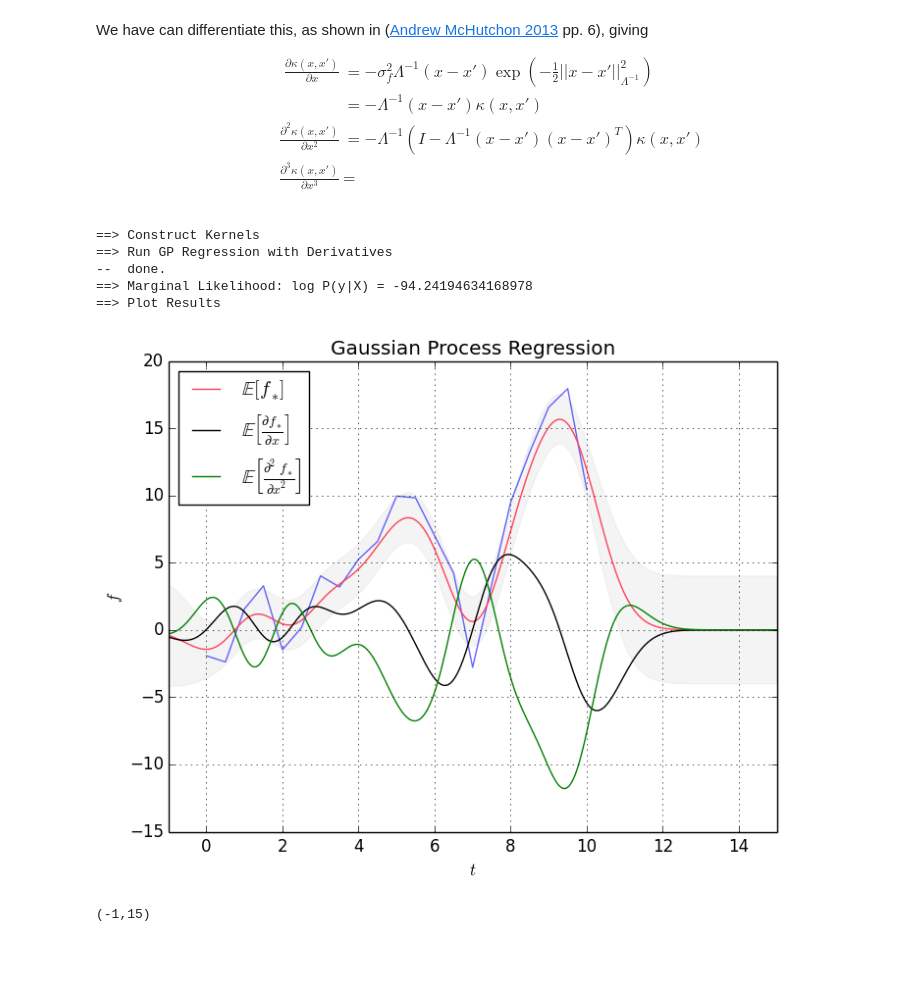
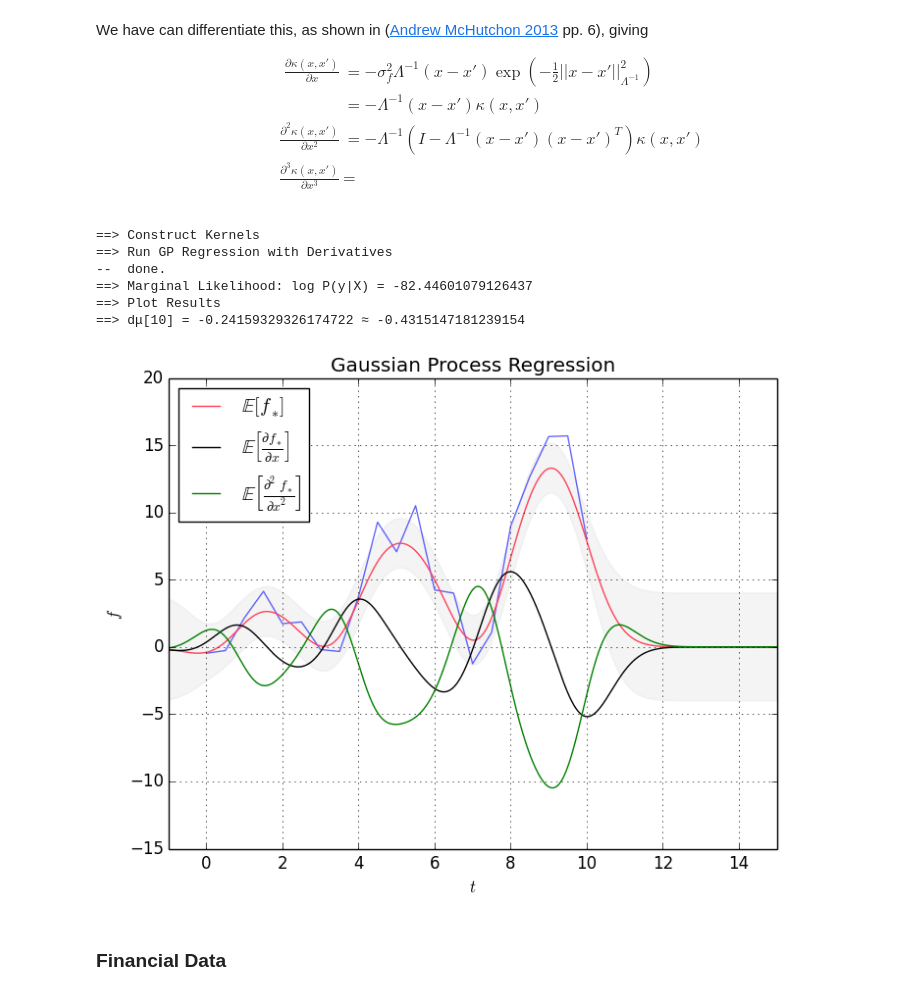
Before and after one commit to cdipaolo/inflection, a Jupyter notebook: notebooks/1.0-gp-regression.ipynb, the cells around one changed output. Cells and saved outputs as stored; diff of their text form; code cells hidden in the pictures; blank space fills up the shorter version.

```diff
--- a/notebooks/1.0-gp-regression.ipynb
+++ b/notebooks/1.0-gp-regression.ipynb
@@ -195,6 +193,10 @@ y = y_true + randn!(zeros(t))*2
 σ_y = 1.5
 
 println("==> Construct Kernels")
+σ = 2.
+l = 0.75
+se = SEKernel(l,σ)
+
 t_ = collect(-1:0.01:15)
 K_ = K(se, t, t)
 K_ = K_ + σ_y^2*eye(K_)
@@ -210,36 +212,40 @@ println("==> Run GP Regression with Derivatives")
 # -- Machine Learning: A Probabalistic Perspective
 #    Kevin Murphy, pp. 526
 L = chol(K_)
-α = L'\(L\y)
+α = L\(L'\y)
 μ = k_'*α
 dμ = dk_'*α
 d2μ = d2k_'*α
 v = L'\k_
 σ = sqrt(diag(k__) - diag(v'*v))
 logP = -y'*α/2 - sum(log(diag(L))) - size(y)[1]*log(2π)/2
 println("--  done.")
 println("==> Marginal Likelihood: log P(y|X) = $(logP[1])")
 
 println("==> Plot Results")
 plot(t,y, alpha=0.6)
 plot(t_, μ, label="\$\\mathbb{E}[f_*]\$", color="#FF425B")
 plot(t_, dμ, label="\$\\mathbb{E}\\left[\\frac{\\partial f_*}{\\partial x}\\right]\$", color="black")
 plot(t_, d2μ, label="\$\\mathbb{E}\\left[\\frac{\\partial^2 f_*}{\\partial x^2}\\right]\$", color="green")
 fill_between(t_, μ-2σ, μ+2σ, color="#dddddd", alpha=0.3)
 #plot(t_, t_.*sin(0.25*2π*t_) + t_, label="Ground Truth", color="#84FF80")
 title("Gaussian Process Regression")
 xlabel("\$t\$")
 ylabel("\$f\$")
 legend(loc="upper left")
 
 grid()
 
 xlim(-1,15)
+
+println("==> dμ[10] = $(dμ[10]) ≈ $((μ[11] - μ[10])/0.01)")
 # %% [output]
 ==> Construct Kernels
 ==> Run GP Regression with Derivatives
 --  done.
-==> Marginal Likelihood: log P(y|X) = -94.24194634168978
+==> Marginal Likelihood: log P(y|X) = -82.44601079126437
 ==> Plot Results
+==> dμ[10] = -0.24159329326174722 ≈ -0.4315147181239154
-[figure, old version]
+[figure, new version]
-(-1,15)
+# %% [markdown]
+### Financial Data
```
Also changed, not shown: parts of 7 cells of this notebook, 1 other file.
